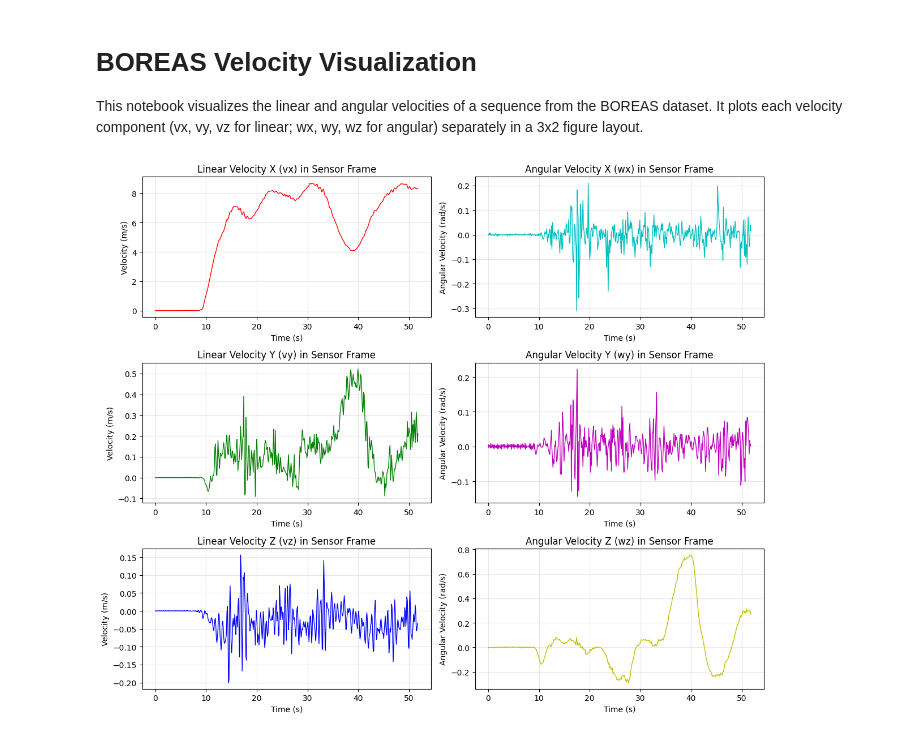
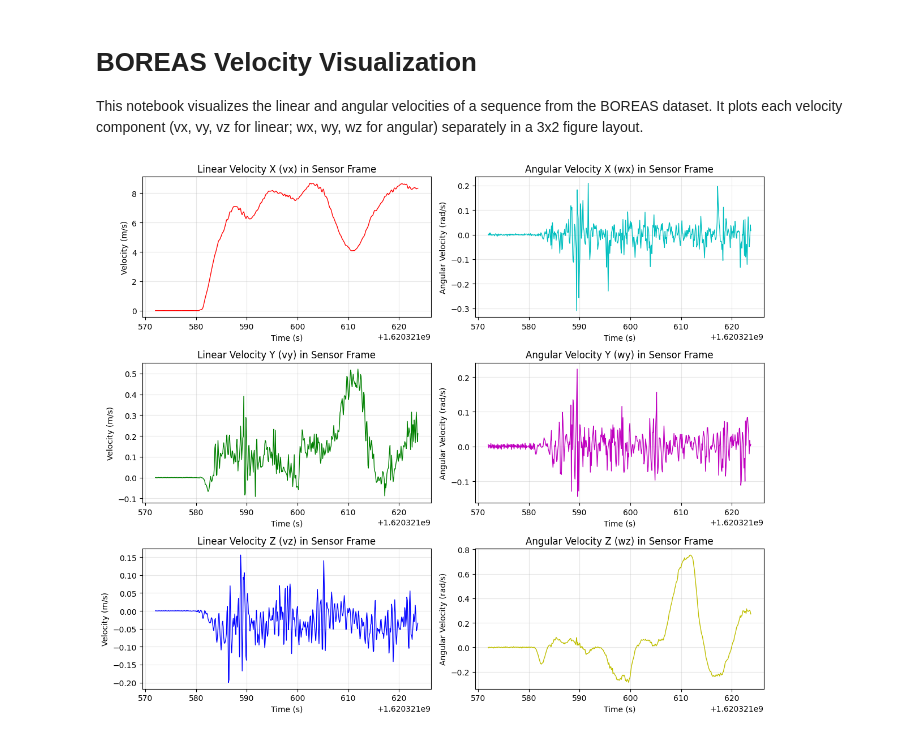
Before and after one commit to EngineerXL/master-diploma, a Jupyter notebook: notebooks/small.ipynb, the cells around one changed output. Cells and saved outputs as stored; diff of their text form; code cells hidden in the pictures.

```diff
--- a/notebooks/small.ipynb
+++ b/notebooks/small.ipynb
@@ -17,9 +16,9 @@ seq = bd.sequences[0]
+# %%
+# Initialize the LidarOdometryWrapper
+# This automatically loads the dataset and applies rotation around z-axis by default
+wrapper = LidarOdometryWrapper(seq_idx=0)
 # %%
 # Plot velocities of the first 500 frames
-# First row: vx and wx (linear x, angular x)
-# Second row: vy and wy (linear y, angular y)
-# Third row: vz and wz (linear z, angular z)
-
 N_FRAMES = 500
 
 # Initialize lists to store velocity data
@@ -31,44 +30,21 @@ wy_data = []
 wz_data = []
 t_data = []
 
-first_ts = None
+# Iterate through frames using the wrapper
+for i in range(N_FRAMES):
+    # Get rotated velocities directly from the wrapper
+    velocities = wrapper.get_velocities(i)
 
-from math import pi
+    vx_data.append(velocities[0])
+    vy_data.append(velocities[1])
+    vz_data.append(velocities[2])
+    wx_data.append(velocities[3])
+    wy_data.append(velocities[4])
+    wz_data.append(velocities[5])
 
-angle = pi / 4
-# Rotation matrix for rotation around z-axis
-cos_theta = np.cos(angle)
-sin_theta = np.sin(angle)
-
-# Rotation matrix
-R = np.array([
-    [cos_theta, -sin_theta, 0],
-    [sin_theta, cos_theta, 0],
-    [0, 0, 1]
-    ])
-
-# Iterate through lidar frames
-for lidar_frame in seq.lidar:
-    if len(vx_data) >= N_FRAMES:
-        break
-
-    # Access velocity data from the sensor frame
-    # varpi contains [v_se_in_s; w_se_in_s] - velocities in sensor frame
-    varpi = lidar_frame.body_rate  # 6x1 vel in sensor frame [vx, vy, vz, wx, wy, wz]
-
-    v = R.T @ varpi[:3]
-    w = R.T @ varpi[3:]
-    vx_data.append(v[0])
-    vy_data.append(v[1])
-    vz_data.append(v[2])
-    wx_data.append(w[0])
-    wy_data.append(w[1])
-    wz_data.append(w[2])
-    if (first_ts is None):
-        first_ts = lidar_frame.timestamp
-    t_data.append(lidar_frame.timestamp - first_ts)
-
-    # Unload data to manage memory
+    # Get timestamp from the lidar frame
+    lidar_frame = wrapper.seq.get_lidar(i)
+    t_data.append(lidar_frame.timestamp)
     lidar_frame.unload_data()
 
 # Create 3x2 figure layout
@@ -92,31 +68,31 @@ axes[1, 0].plot(t_data, vy_data, "g-", linewidth=1)
 axes[1, 0].set_title("Linear Velocity Y (vy) in Sensor Frame")
 axes[1, 0].set_xlabel("Time (s)")
 axes[1, 0].set_ylabel("Velocity (m/s)")
 axes[1, 0].grid(True, alpha=0.3)
 
 axes[1, 1].plot(t_data, wy_data, "m-", linewidth=1)
 axes[1, 1].set_title("Angular Velocity Y (wy) in Sensor Frame")
 axes[1, 1].set_xlabel("Time (s)")
 axes[1, 1].set_ylabel("Angular Velocity (rad/s)")
 axes[1, 1].grid(True, alpha=0.3)
 
 # Third row: vz and wz
 axes[2, 0].plot(t_data, vz_data, "b-", linewidth=1)
 axes[2, 0].set_title("Linear Velocity Z (vz) in Sensor Frame")
 axes[2, 0].set_xlabel("Time (s)")
 axes[2, 0].set_ylabel("Velocity (m/s)")
 axes[2, 0].grid(True, alpha=0.3)
 
 axes[2, 1].plot(t_data, wz_data, "y-", linewidth=1)
 axes[2, 1].set_title("Angular Velocity Z (wz) in Sensor Frame")
 axes[2, 1].set_xlabel("Time (s)")
 axes[2, 1].set_ylabel("Angular Velocity (rad/s)")
 axes[2, 1].grid(True, alpha=0.3)
 
 # Adjust layout to prevent overlap
 plt.tight_layout()
 
 # Display the figure
 plt.show()
 # %% [output]
-[figure, old version]
+[figure, new version]
```
Also changed, not shown: parts of 3 cells of this notebook, 2 other files.
